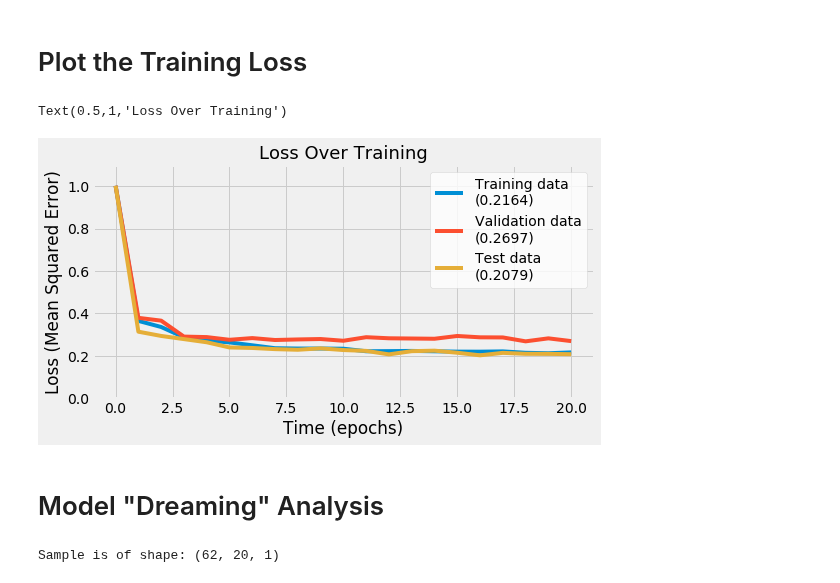
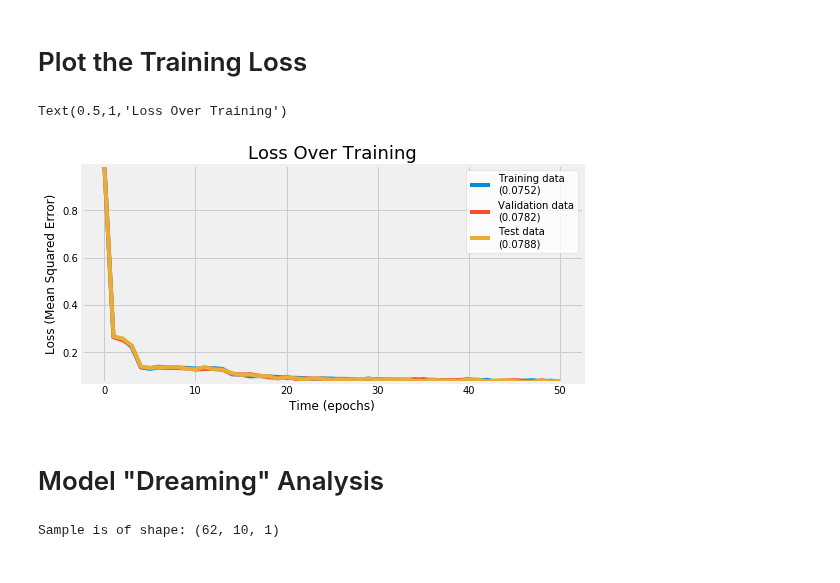
Before and after one commit to michaelwiest/microbiome-rnn, a Jupyter notebook: notebooks/Model Evaluator.ipynb, the cells around one changed output. Saved outputs shown, nothing was run; the diff lists cells and outputs as text; code cells hidden in the pictures.

```diff
--- a/notebooks/Model Evaluator.ipynb
+++ b/notebooks/Model Evaluator.ipynb
@@ -23,7 +23,7 @@ from helpers.model_helper import *
 colors = plt.rcParams['axes.prop_cycle'].by_key()['color']
 # %%
 # Put the model type in here
-model_type = 'conv_ffn'
+model_type = 'enc_dec'
 
 model_lookup = {
     'enc_dec': EncoderDecoder,
@@ -41,7 +41,7 @@ model_outputs = {
     'conv_lstm': 'rnn_output'
 }
 # %%
-run_suffix = '_ffn_h256_sl25_rns25_convTrue'
+run_suffix = '_EncDec_h256_sl15_rns25_sif5'
 model_name = 'model{}.pt'.format(run_suffix)
 log_name = 'log{}.csv'.format(run_suffix)
 output_dir = model_outputs[model_type]
@@ -52,21 +52,21 @@ losses = np.loadtxt(os.path.join(output_dir, log_name), delimiter=',')
 # %%
 loss_num_digits = 6
 
 plt.figure(figsize=(8, 4))
 plt.plot(losses[0, :].T, label='Training data\n({})'.format(str(losses[0, -1])[:loss_num_digits]))
 plt.plot(losses[1, :].T, label='Validation data\n({})'.format(str(losses[1, -1])[:loss_num_digits]))
 if losses.shape[0] == 3:
     plt.plot(losses[2, :].T, label='Test data\n({})'.format(str(losses[2, -1])[:loss_num_digits]))
 legend = plt.legend(frameon = 1, loc='upper right')
 frame = legend.get_frame()
 frame.set_facecolor('white')
 plt.xlabel('Time (epochs)')
 plt.ylabel('Loss (Mean Squared Error)')
-plt.ylim(0, 1.1)
+plt.ylim(losses.min(), losses.max())
 plt.title('Loss Over Training', fontsize=18)
 # %% [output]
 Text(0.5,1,'Loss Over Training')
-[figure, old version]
+[figure, new version]
 # %% [markdown]
 # Model "Dreaming" Analysis
 # %%
@@ -97,15 +97,15 @@ model.load_state_dict(torch.load(os.path.join(output_dir, model_name)))
 model = model.cuda()
 # %%
 # Get some primer data
-sample_index = 3
-sample_start_range = 100
-sample_end_range = 120
+sample_index = 0
+sample_start_range = 50
+sample_end_range = 60
 primer = otu_handler.samples[sample_index].values[:, sample_start_range: sample_end_range]
 # Need to make it 3d because the last dimension is how many predictions to do at once.
 primer = np.expand_dims(primer, -1)
 print('Sample is of shape: {}'.format(primer.shape))
 # %% [output]
-Sample is of shape: (62, 20, 1)
+Sample is of shape: (62, 10, 1)
 # %%
 dream_length = 100
 dream = model.daydream(primer, predict_len=dream_length)
```
Also changed, not shown: parts of 2 cells of this notebook.
